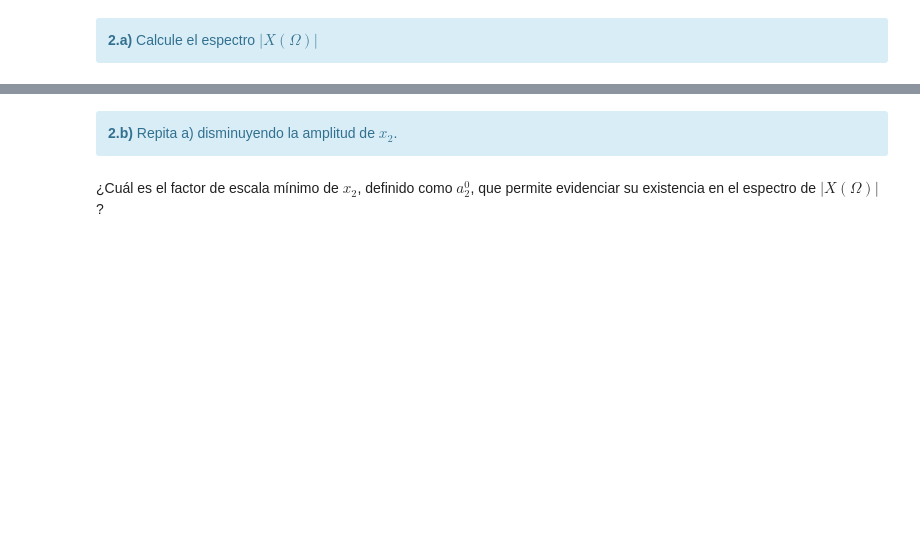
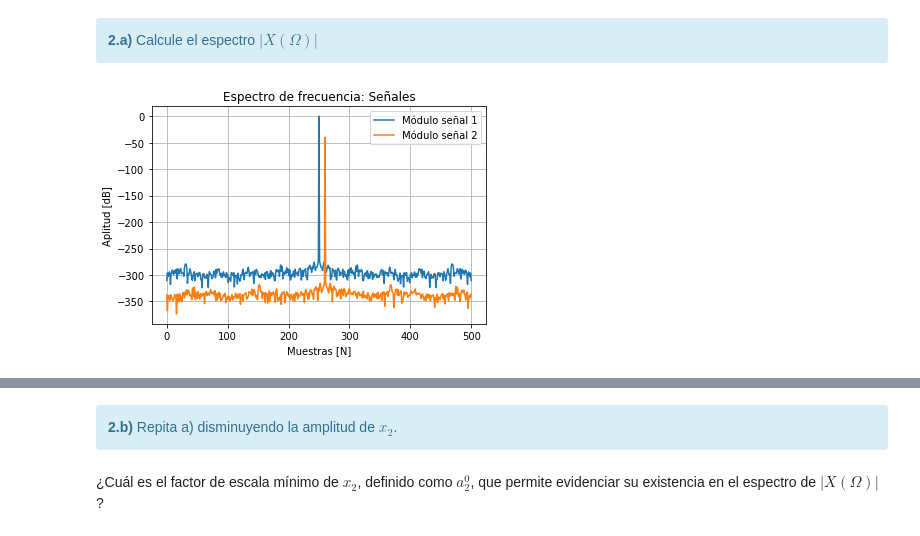
Before and after one commit to jbl95/pds-trabajosPracticos, a Jupyter notebook: TP2 - Ventanas.ipynb, the cells around one changed output, grey strips where cells are left out. Saved outputs shown, nothing was run; the diff lists cells and outputs as text; code cells hidden in the pictures; blank space fills up the shorter version.

Commit message:
21/10 - Avance con puntos 2 y 3.
Punto 1: Faltaría normalizar gráficos bajo 0 dB.
Punto 2: Falta 2c, 2d y 2e.
Punto 3: Realizado en gráfico de las 200 señales.

```diff
--- a/TP2 - Ventanas.ipynb
+++ b/TP2 - Ventanas.ipynb
@@ -247,0 +253,41 @@ Responda a las siguientes consignas:
+# %%
+##########################################
+# Acá podés generar los gráficos pedidos #
+##########################################
+
+v1 = 1
+v2 = 10 ** (-40/20)
+dc = 0
+ph = 0
+fs = 1000
+N = 1000
+
+# Resolución espectral unitaria.
+df = fs / N
+
+# Obtengo las pulsaciones.
+o1 = fs / 4
+o2 = o1 + (10 * df)
+
+# Creo ambas señales.
+tt1, x1 = mi_func_sen (v1, dc, o1, ph, N, fs)
+tt2, x2 = mi_func_sen (v2, dc, o2, ph, N, fs)
+# %%
+# FFT para ambas señales por separado.
+ff1, mod1, fase1 = fft_modulo_fase (tt1,x1,fs,N)
+ff2, mod2, fase2 = fft_modulo_fase (tt2,x2,fs,N)
+
+mod1 = 20 * npy.log10(mod1)
+mod2 = 20 * npy.log10(mod2)
+
+# PLoteo.
+plt.figure(1)
+plt.plot (ff1, mod1,label='Módulo señal 1')
+plt.plot (ff2, mod2,label='Módulo señal 2')
+plt.title('Espectro de frecuencia: Señales')
+plt.xlabel('Muestras [N]')
+plt.ylabel('Aplitud [dB]')
+plt.legend()
+plt.grid()
+# %% [output]
+[figure, added]
```
Also changed, not shown: parts of 11 cells of this notebook.
